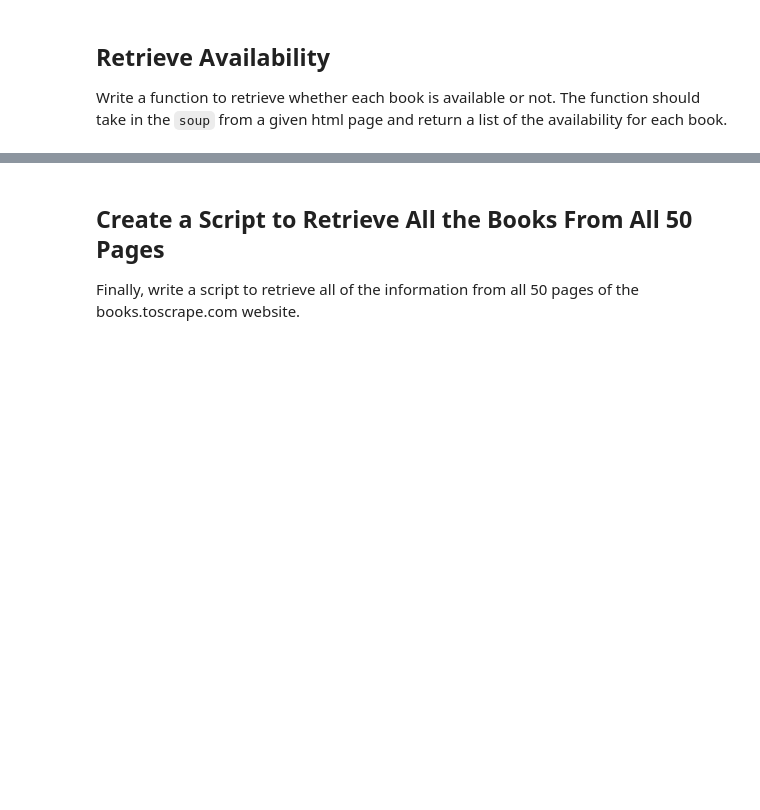
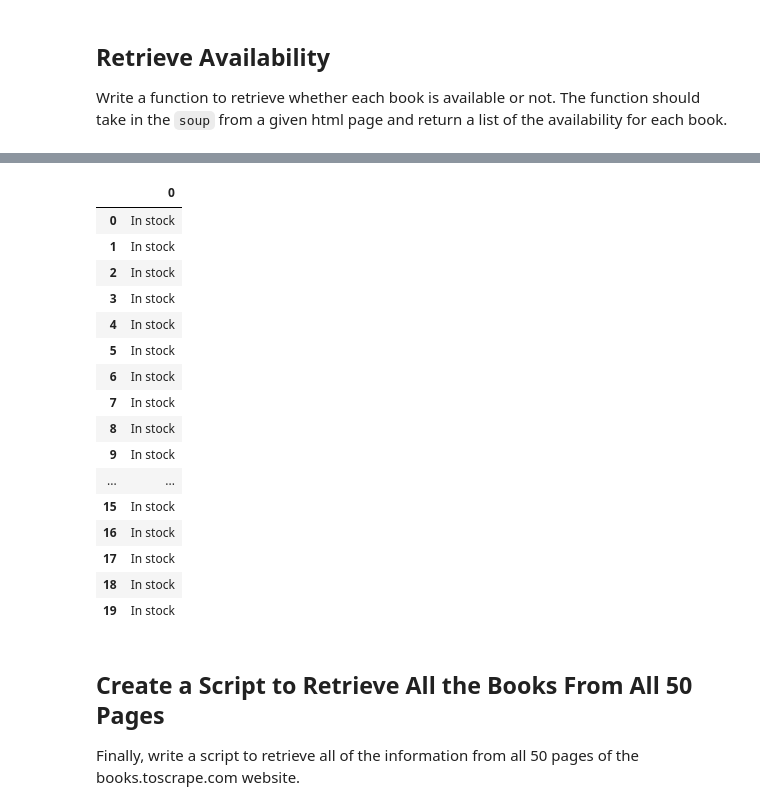
Before and after one commit to plumkes/dsc-web-scraping-lab-online-ds-ft-051319, a Jupyter notebook: index.ipynb, the cells around one changed output, grey strips where cells are left out. Saved outputs shown, nothing was run; the diff lists cells and outputs as text; code cells hidden in the pictures; blank space fills up the shorter version.

```diff
--- a/index.ipynb
+++ b/index.ipynb
@@ -219,0 +257,2 @@ def retrieve_availabilities(soup):
+# %%
+pre_instock = warning.nextSibling.nextSibling.findAll('p', class_="instock availability")
@@ -219,0 +270,4 @@ def retrieve_availabilities(soup):
+# %%
+stock = [a.text.strip() for a in pre_instock]
+print(type(stock))
+stock
@@ -220,3 +296,32 @@ def retrieve_availabilities(soup):
+# %%
+def retrieve_availabilities(soup):
+    warning = vsoup.find('div', class_="alert alert-warning")
+    pre_stock = warning.nextSibling.nextSibling.findAll('p', class_="instock availability")
+    stock = [i.text.strip() for i in pre_instock]
+    return stock
+# %%
+thing = retrieve_availabilities(vsoup)
+# %%
+df2 = pd.DataFrame(thing)
+df2
+# %% [output]
+|  | 0 |
+| 0 | In stock |
+| 1 | In stock |
+| 2 | In stock |
+| 3 | In stock |
+| 4 | In stock |
+| 5 | In stock |
+| 6 | In stock |
+| 7 | In stock |
+| 8 | In stock |
+| 9 | In stock |
+| ... | ... |
+| 15 | In stock |
+| 16 | In stock |
+| 17 | In stock |
+| 18 | In stock |
+| 19 | In stock |
 # %% [markdown]
 ## Create a Script to Retrieve All the Books From All 50 Pages
 
```
Also changed, not shown: parts of 42 cells of this notebook.
